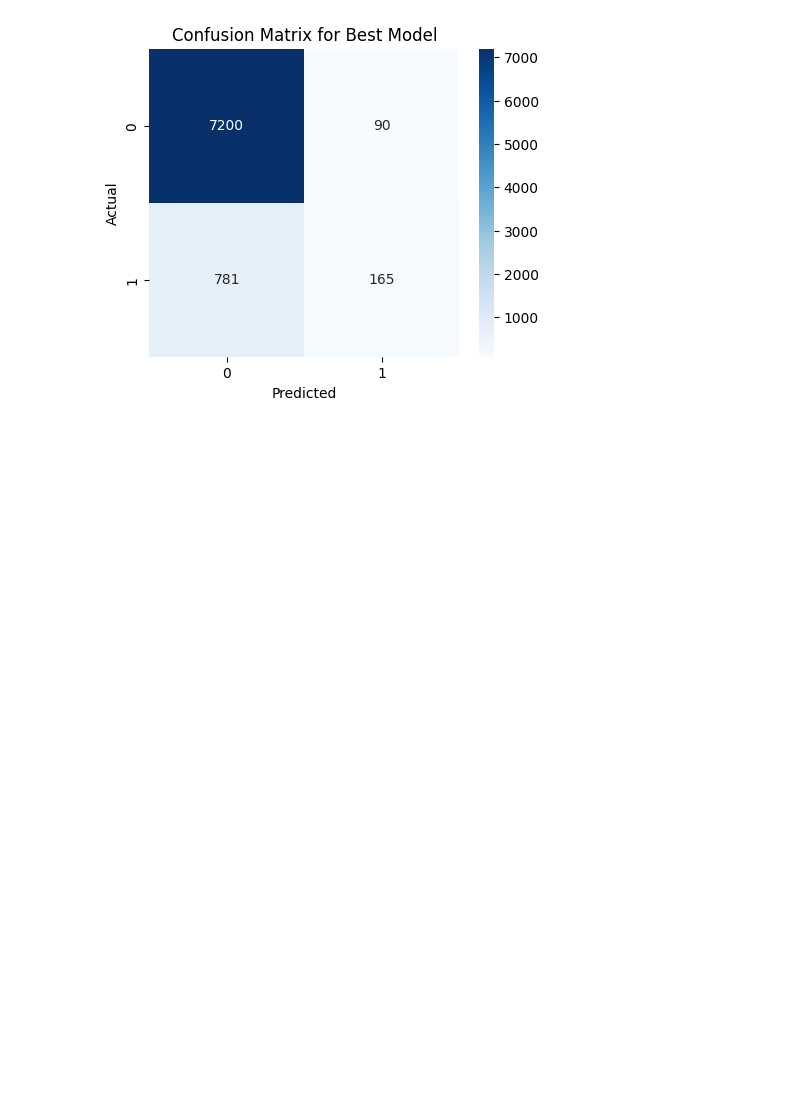
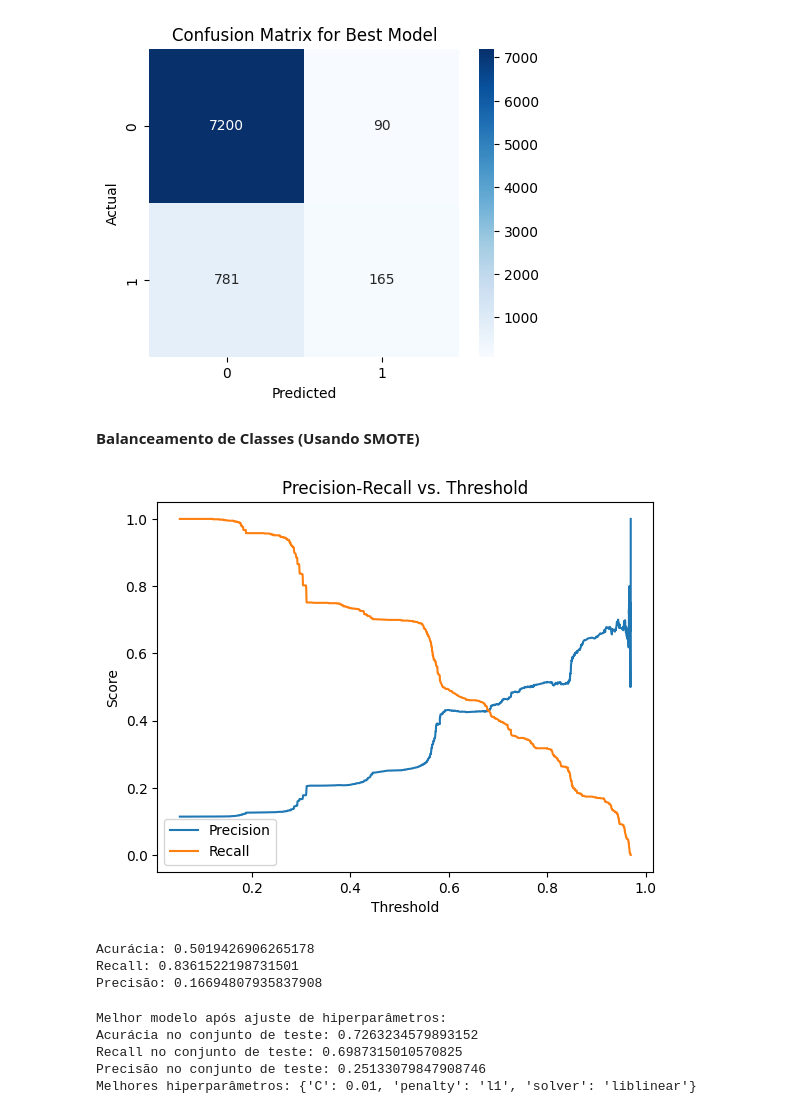
Before and after one commit to RitaViegas/Projetct-Logistic-Regression---Banking-Marketing-Campaign, a Jupyter notebook: src/explore.ipynb, the cells around one changed output. Cells and saved outputs as stored; diff of their text form; code cells hidden in the pictures; blank space fills up the shorter version.

```diff
--- a/src/explore.ipynb
+++ b/src/explore.ipynb
@@ -1355,3 +1355,81 @@ Melhor modelo após ajuste de hiperparâmetros:
 Acurácia no conjunto de teste: 0.8942447790189413
 Melhores hiperparâmetros: {'C': 1, 'penalty': 'l2', 'solver': 'liblinear'}
 [figure]
+# %% [markdown]
+**Balanceamento de Classes (Usando SMOTE)**
+# %%
+from imblearn.over_sampling import SMOTE
+
+# Aplicar SMOTE ao conjunto de treino para balancear as classes
+smote = SMOTE(random_state=42)
+X_train_balanced, y_train_balanced = smote.fit_resample(X_train_best, y_train)
+# %%
+from sklearn.linear_model import LogisticRegression
+from sklearn.metrics import precision_recall_curve
+
+# Treinar o modelo com o conjunto balanceado
+model = LogisticRegression()
+model.fit(X_train_balanced, y_train_balanced)
+
+# Obter as probabilidades de classe 1 no conjunto de teste
+y_probs = model.predict_proba(X_test_best)[:, 1]
+# %%
+import matplotlib.pyplot as plt
+
+precision, recall, thresholds = precision_recall_curve(y_test, y_probs)
+
+plt.plot(thresholds, precision[:-1], label='Precision')
+plt.plot(thresholds, recall[:-1], label='Recall')
+plt.xlabel('Threshold')
+plt.ylabel('Score')
+plt.legend()
+plt.title("Precision-Recall vs. Threshold")
+plt.show()
+# %% [output]
+[figure, added]
+# %%
+# threshold de 0.3
+threshold = 0.3
+y_test_pred_custom_threshold = (y_probs >= threshold).astype(int)
+
+# Avaliar a performance com o novo threshold
+from sklearn.metrics import accuracy_score, recall_score, precision_score
+
+print("Acurácia:", accuracy_score(y_test, y_test_pred_custom_threshold))
+print("Recall:", recall_score(y_test, y_test_pred_custom_threshold))
+print("Precisão:", precision_score(y_test, y_test_pred_custom_threshold))
+# %% [output]
+Acurácia: 0.5019426906265178
+Recall: 0.8361522198731501
+Precisão: 0.16694807935837908
+# %%
+from sklearn.model_selection import GridSearchCV
+
+param_grid = {
+    'C': [0.01, 0.1, 1, 10],
+    'penalty': ['l1', 'l2'],
+    'solver': ['liblinear']
+}
+
+grid_search = GridSearchCV(LogisticRegression(max_iter=500), param_grid, scoring='recall', cv=5)
+grid_search.fit(X_train_balanced, y_train_balanced)
+
+best_model = grid_search.best_estimator_
+
+# Avaliação no conjunto de teste
+y_test_pred_best_balanced = best_model.predict(X_test_best)
+test_accuracy_balanced = accuracy_score(y_test, y_test_pred_best_balanced)
+test_recall_balanced = recall_score(y_test, y_test_pred_best_balanced)
+test_precision_balanced = precision_score(y_test, y_test_pred_best_balanced)
+
+print("Melhor modelo após ajuste de hiperparâmetros:")
+print(f"Acurácia no conjunto de teste: {test_accuracy_balanced}")
+print(f"Recall no conjunto de teste: {test_recall_balanced}")
+print(f"Precisão no conjunto de teste: {test_precision_balanced}")
+print(f"Melhores hiperparâmetros: {grid_search.best_params_}")
+# %% [output]
+Melhor modelo após ajuste de hiperparâmetros:
+Acurácia no conjunto de teste: 0.7263234579893152
+Recall no conjunto de teste: 0.6987315010570825
+Precisão no conjunto de teste: 0.25133079847908746
+Melhores hiperparâmetros: {'C': 0.01, 'penalty': 'l1', 'solver': 'liblinear'}
```
Also changed, not shown: parts of 2 cells of this notebook.
